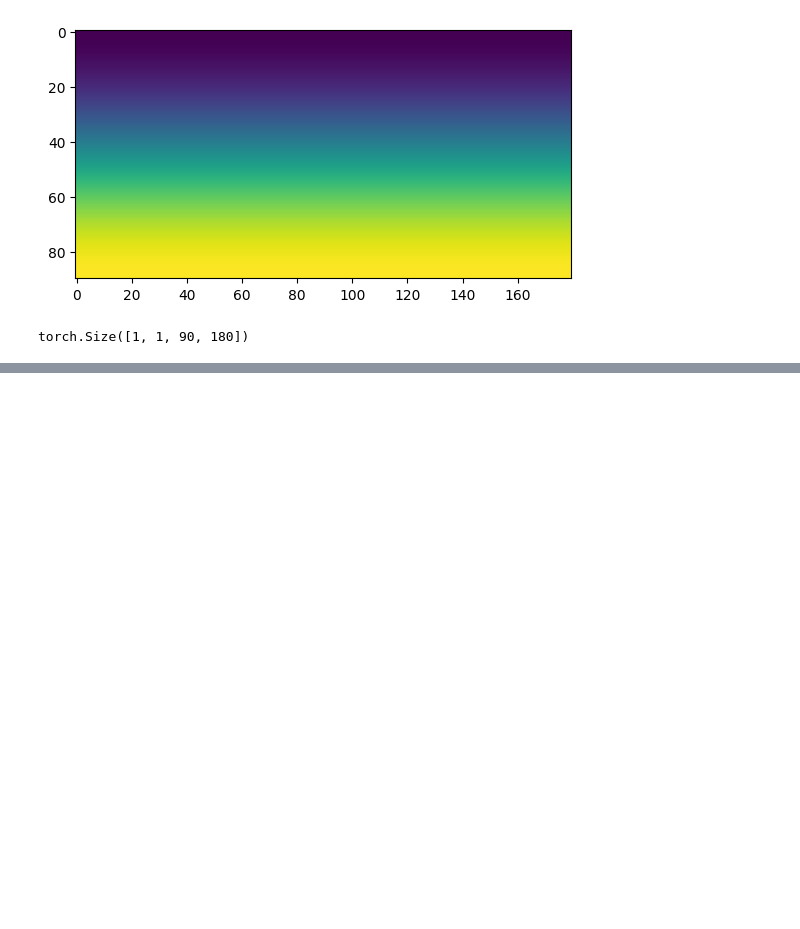
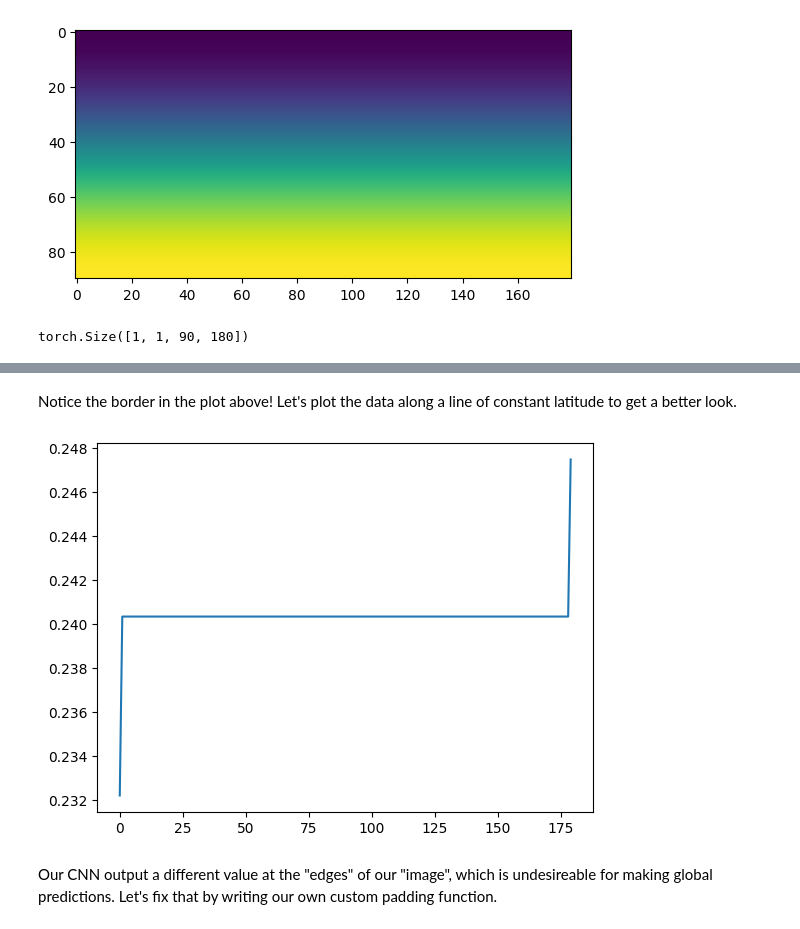
Before and after one commit to yikwill/mljc-spherical-ml-workshop, a Jupyter notebook: lat_lon_pad.ipynb, the cells around one changed output, grey strips where cells are left out. Drawn from its saved outputs; the diff is of its cells as text; code cells hidden in the pictures; blank space fills up the shorter version.

```diff
--- a/lat_lon_pad.ipynb
+++ b/lat_lon_pad.ipynb
@@ -39,3 +39,12 @@ plt.imshow(out[0,0].detach())
+# %% [markdown]
+Notice the border in the plot above! Let's plot the data along a line of constant latitude to get a better look.
+# %%
+plt.plot(out[0,0,45].detach())
+plt.show()
+# %% [output]
+[figure, added]
+# %% [markdown]
+Our CNN output a different value at the "edges" of our "image", which is undesireable for making global predictions. Let's fix that by writing our own custom padding function.
 # %%
 # Write your own padding function!
 
```
Also changed, not shown: parts of 10 cells of this notebook, 5 other files.
